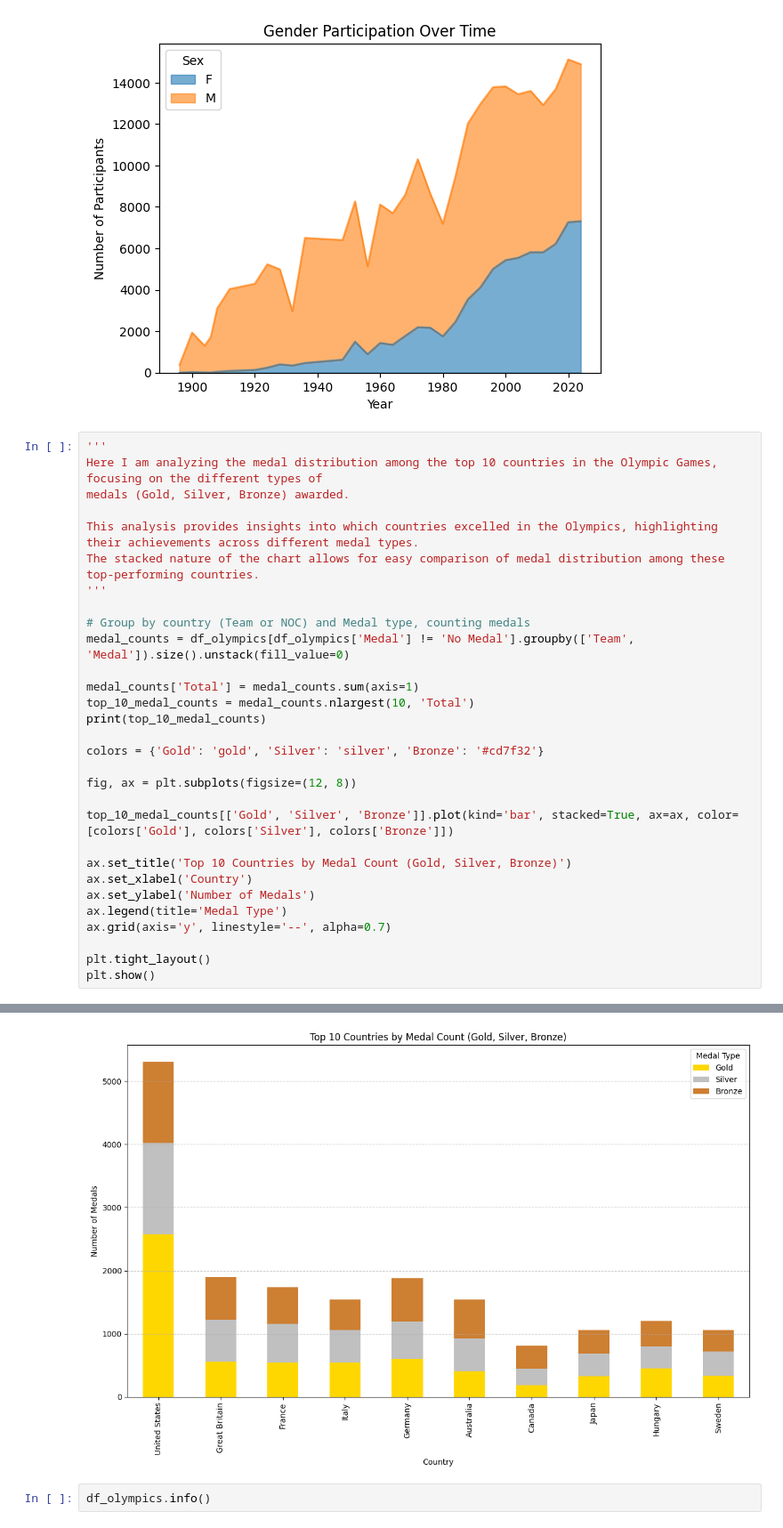
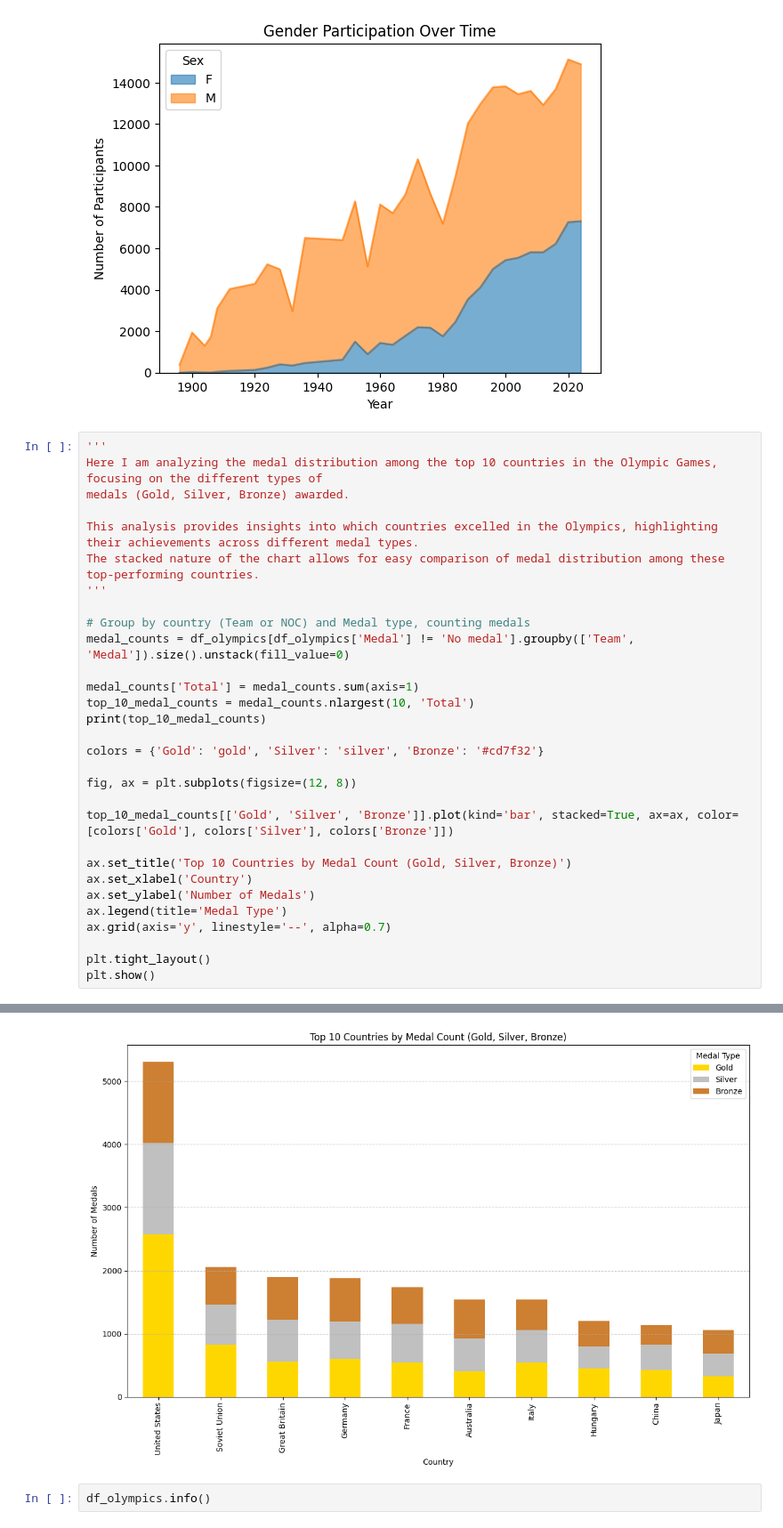
Before and after one commit to PrasoonAZ/ML-Assignment-1-OLympics-Database, a Jupyter notebook: ML_Assignment.ipynb, the cells around one changed output, grey strips where cells are left out. Shown at 89% size. Drawn from its saved outputs; the diff is of its cells as text.

```diff
--- a/ML_Assignment.ipynb
+++ b/ML_Assignment.ipynb
@@ -365,7 +528,7 @@ The stacked nature of the chart allows for easy comparison of medal distribution
 '''
 
 # Group by country (Team or NOC) and Medal type, counting medals
-medal_counts = df_olympics[df_olympics['Medal'] != 'No Medal'].groupby(['Team', 'Medal']).size().unstack(fill_value=0)
+medal_counts = df_olympics[df_olympics['Medal'] != 'No medal'].groupby(['Team', 'Medal']).size().unstack(fill_value=0)
 
 medal_counts['Total'] = medal_counts.sum(axis=1)
 top_10_medal_counts = medal_counts.nlargest(10, 'Total')
@@ -401,4 +564,4 @@ Sweden            334   337      5111     385   6167
-[figure, old version]
+[figure, new version]
 # %%
 df_olympics.info()
 # %% [output]
```
Also changed, not shown: parts of 12 cells of this notebook.
